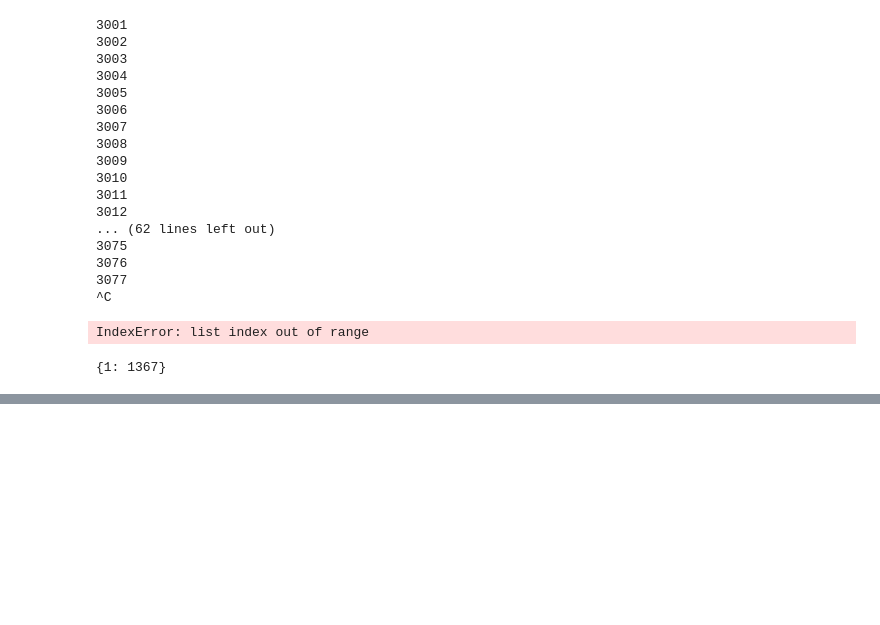
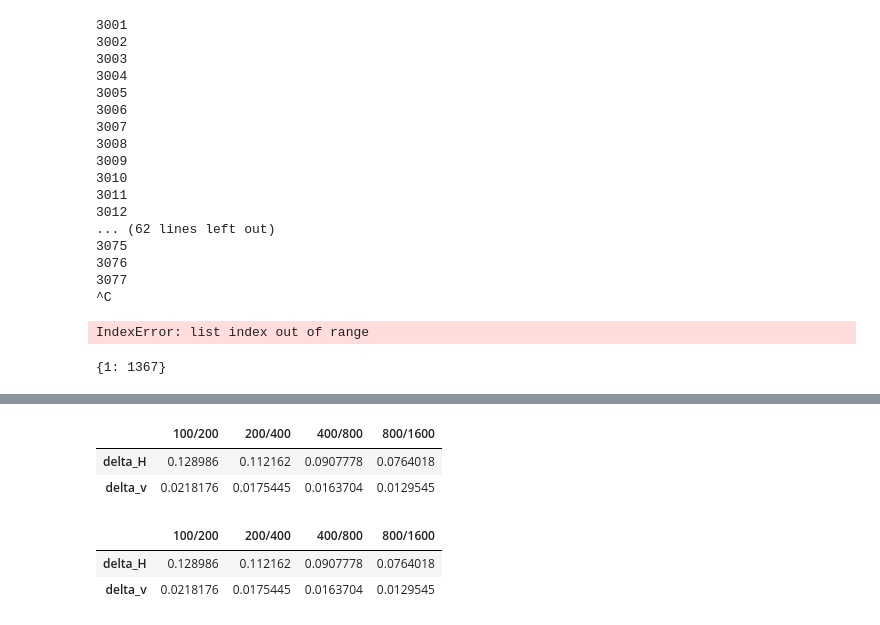
Before and after one commit to SdobnovE/Popov_1sem, a Jupyter notebook: Отчёт.ipynb, the cells around one changed output, grey strips where cells are left out. Cells and saved outputs as stored; diff of their text form; code cells hidden in the pictures; blank space fills up the shorter version.

```diff
--- a/Отчёт.ipynb
+++ b/Отчёт.ipynb
@@ -312,0 +352,2 @@ IndexError: list index out of range
+# %%
+table = pd.DataFrame(columns=["100/200", "200/400", "400/800", "800/1600"], index=["delta_H","delta_v"])
@@ -312,0 +357,6 @@ IndexError: list index out of range
+# %%
+table
+# %% [output]
+|  | 100/200 | 200/400 | 400/800 | 800/1600 |
+| delta_H | 0.128986 | 0.112162 | 0.0907778 | 0.0764018 |
+| delta_v | 0.0218176 | 0.0175445 | 0.0163704 | 0.0129545 |
@@ -312,0 +371,6 @@ IndexError: list index out of range
+# %%
+table.to
+# %% [output]
+|  | 100/200 | 200/400 | 400/800 | 800/1600 |
+| delta_H | 0.128986 | 0.112162 | 0.0907778 | 0.0764018 |
+| delta_v | 0.0218176 | 0.0175445 | 0.0163704 | 0.0129545 |
```
Also changed, not shown: parts of 13 cells of this notebook, 3 other files.
